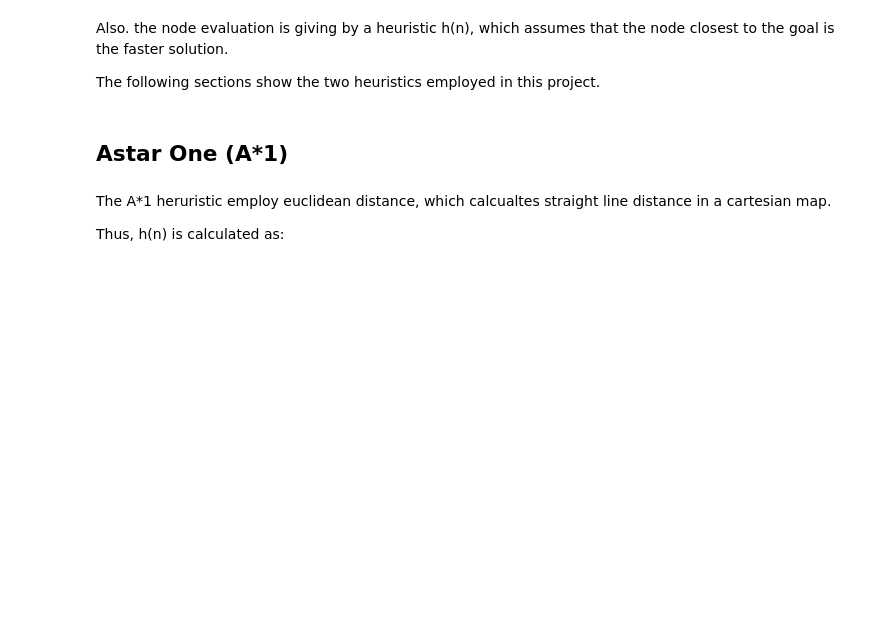
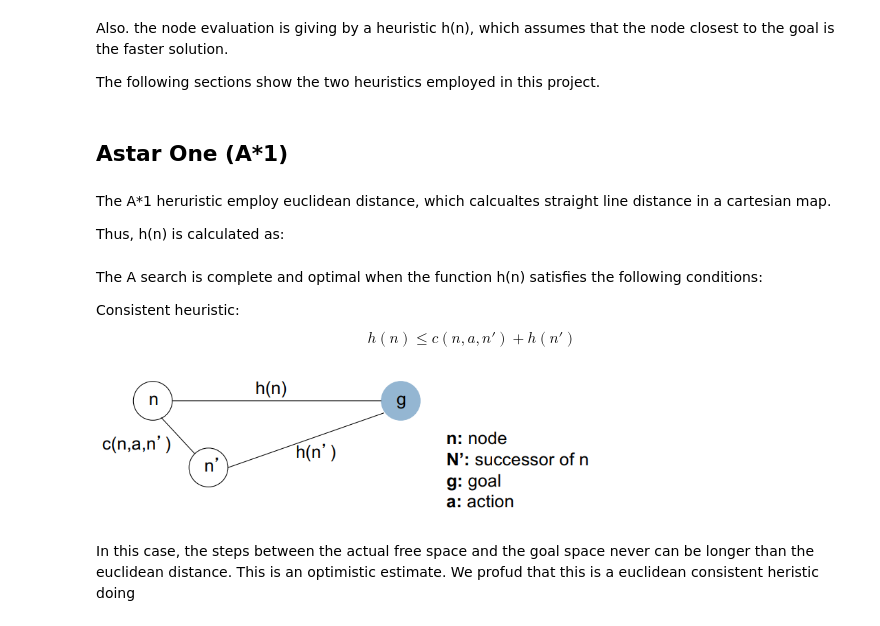
Before and after one commit to MatheusFerraroni/search_ia_p1, a Jupyter notebook: report_oscar.ipynb, the cells around one changed output. Cells and saved outputs as stored; diff of their text form; code cells hidden in the pictures; blank space fills up the shorter version.

```diff
--- a/report_oscar.ipynb
+++ b/report_oscar.ipynb
@@ -90,3 +92,14 @@ def h(self, node):
 def getDistance(self):
     v = distance.euclidean(self.pos, self.goal)
     return v
+# %% [markdown]
+The A search is complete and optimal when the function h(n) satisfies the following conditions:
+
+Consistent heuristic: $$h(n) \leq  c(n, a, n') + h(n')$$
+# %%
+Image("img/consistent.png", width=500, height=300)
+# %% [output]
+[figure, added]
+# %% [markdown]
+In this case, the steps between the actual free space and the goal space never can be longer than the
+euclidean distance. This is an optimistic estimate. We profud that this is a euclidean consistent heristic doing
```
Also changed, not shown: parts of 1 cell of this notebook, 2 other files.
